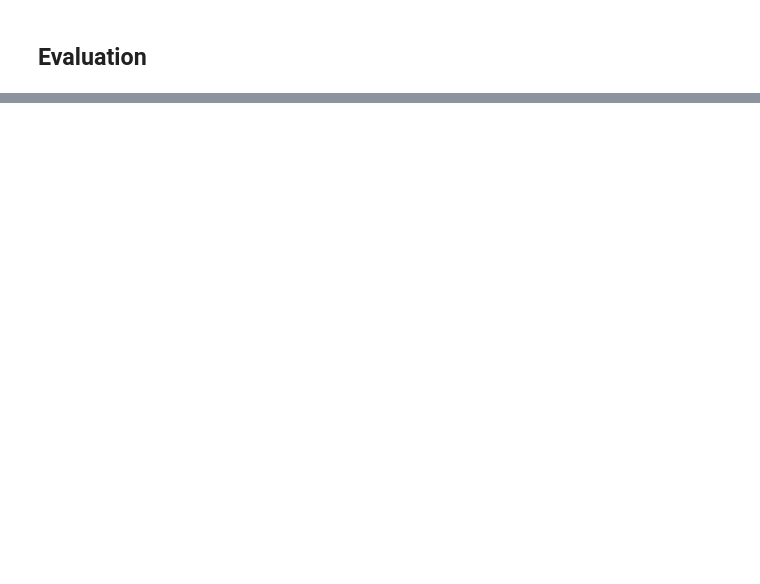
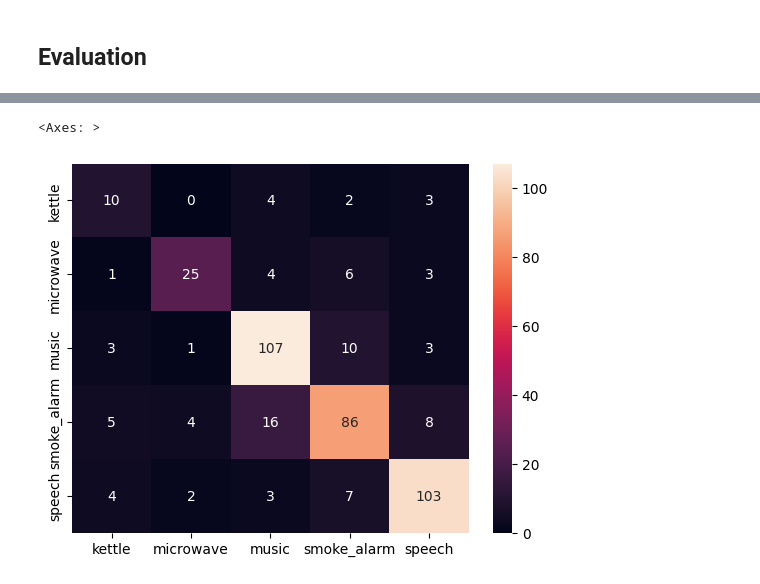
Before and after one commit to sharontey/audio_classification, a Jupyter notebook: audio-classification.ipynb, the cells around one changed output, grey strips where cells are left out. Saved outputs shown, nothing was run; the diff lists cells and outputs as text; code cells hidden in the pictures; blank space fills up the shorter version.

```diff
--- a/audio-classification.ipynb
+++ b/audio-classification.ipynb
@@ -418,0 +461,7 @@ predictions = CNN1D_Model.predict(xTest)
+# %%
+xTrainval, xTest, yTrainval, yTest = train_test_split(
+    X, Y, test_size=0.1, stratify=y, random_state=387
+)
+xTrain, xValid, yTrain, yValid = train_test_split(
+    xTrainval, yTrainval, test_size=0.2, stratify=yTrainval, random_state=387
+)
@@ -418,0 +470,8 @@ predictions = CNN1D_Model.predict(xTest)
+# %%
+history = model.fit(
+    xTrain,
+    yTrain,
+    validation_data=(xValid, yValid),  # Optional but recommended
+    epochs=50,
+    batch_size=32,
+)
@@ -418,0 +498,5 @@ predictions = CNN1D_Model.predict(xTest)
+# %%
+test_loss, test_accuracy = model.evaluate(xTest, yTest)
+predictions = model.predict(xTest)
+
+model.save('audio_model.keras')
@@ -418,0 +506,12 @@ predictions = CNN1D_Model.predict(xTest)
+# %%
+from sklearn.metrics import confusion_matrix, classification_report
+import seaborn as sns
+
+pred_classes = np.argmax(predictions, axis=1)
+true_classes = np.argmax(yTest, axis=1)
+
+cm = confusion_matrix(true_classes, pred_classes)
+sns.heatmap(cm, annot=True, fmt='d', xticklabels=le.classes_, yticklabels=le.classes_)
+plt.ylabel('True'); plt.xlabel('Predicted')
+
+print(classification_report(true_classes, pred_classes, target_names=le.classes_))
@@ -418,0 +532,6 @@ predictions = CNN1D_Model.predict(xTest)
+# %%
+cm = confusion_matrix(true_classes, pred_classes)
+sns.heatmap(cm, annot=True, fmt='d', xticklabels=le.classes_, yticklabels=le.classes_)
+# %% [output]
+<Axes: >
+[figure, added]
```
Also changed, not shown: parts of 32 cells of this notebook, 7 other files.
